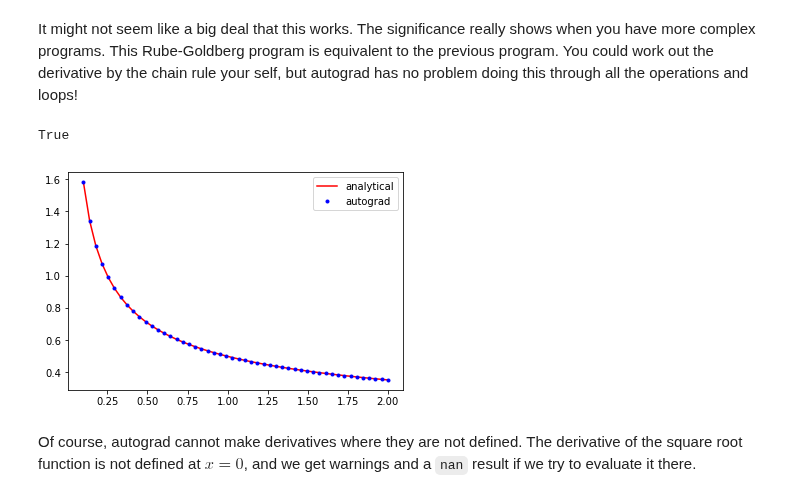
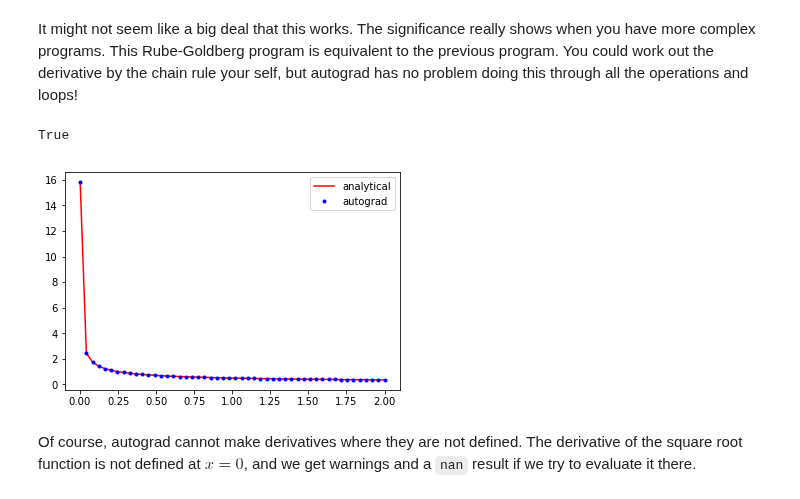
Before and after one commit to jkitchin/f18-06623, a Jupyter notebook: lectures/19-introduction-to-autograd.ipynb, the cells around one changed output. Drawn from its saved outputs; the diff is of its cells as text; code cells hidden in the pictures.

```diff
--- a/lectures/19-introduction-to-autograd.ipynb
+++ b/lectures/19-introduction-to-autograd.ipynb
@@ -68,7 +70,7 @@ We can express these formulas in matrix algebra form:
 
 $\mathbf{y'} = \mathbf{D} \mathbf{y}$
 # %%
-x, h = np.linspace(0.1, 1, 10, retstep=True)
+x, h = np.linspace(0.1, 1, 10000, retstep=True)
 y = x**0.5
 
 D = np.zeros((len(x), len(x)))
@@ -108,12 +109,27 @@ from scipy.misc import derivative
 # %% [markdown]
 The most crucial step is choosing an appropriate value for dx. Note that `derivative` does not return a function; we have to *wrap* it in a function definition to use it like a function.
 # %%
+x = np.linspace(0.1, 1, 10)
+
 def f(x):
     return x**0.5
 
-def dfdx(x, dx):
+def dfdx(x, dx=1e-5):
     return derivative(f, x, dx)
 
-plt.plot(x, 0.5 * x **-0.5, x, dfdx(x, dx=0.005), 'r.')
+
+# alternative approach with list comprehension
+_dfdx = np.array([derivative(f, _x, 1e-5) for _x in x])
+
+# alternative 2
+__dfdx = np.zeros(x.shape)
+for i, _x in enumerate(x):
+    __dfdx[i] = derivative(f, _x, 1e-5)
+
+
+print(np.allclose(dfdx(x), _dfdx))
+print(np.allclose(dfdx(x), __dfdx))
+
+plt.plot(x, 0.5 * x **-0.5, x, dfdx(x), 'r.')
 plt.legend(['analytical', 'numeric'])
 # %% [output]
@@ -217,10 +252,7 @@ Here is an example usage similar to the examples we have used so far.
 # %%
-def f(x):
-    return x**0.5
-
 df = elementwise_grad(f)  # This returns a callable function
 
-x = np.linspace(0.1, 2)
+x = np.linspace(0.01, 2)
 
 plt.plot(x, 0.5 * x**-0.5, 'r-', x, df(x), 'b.')
 plt.legend(['analytical', 'autograd'])
@@ -255,30 +271,38 @@ TypeError: Can't differentiate w.r.t. type <class 'int'>
 # %% [markdown]
 It might not seem like a big deal that this works. The significance really shows when you have more complex programs. This Rube-Goldberg program is equivalent to the previous program. You could work out the derivative by the chain rule your self, but autograd has no problem doing this through all the operations and loops!
 # %%
+def g(x):
+    return 1.0 / x
+
+def h(x):
+    return 1.0 / x
+
 def f(x):
     a = 2.0 * x
     b = a**2
     c = b / 4.0
     d = c**0.5
     for i in range(5):
         d = d + 1
 
     for i in range(5):
         d = d - 1
 
     e = np.sqrt(d)
-    return e
+
+    f = g(h(e))
+    return f
 
 df = elementwise_grad(f)  # This returns a callable function
 
-x = np.linspace(0.1, 2)
+x = np.linspace(0.001, 2)
 
 plt.plot(x, 0.5 * x**-0.5, 'r-', x, df(x), 'b.')
 plt.legend(['analytical', 'autograd'])
 np.allclose(0.5 * x**-0.5, df(x))
 # %% [output]
 True
-[figure, old version]
+[figure, new version]
 # %% [markdown]
 Of course, autograd cannot make derivatives where they are not defined. The derivative of the square root function is not defined at $x=0$, and we get warnings and a `nan` result if we try to evaluate it there.
 # %%
```
Also changed, not shown: parts of 20 cells of this notebook, 3 other files.
